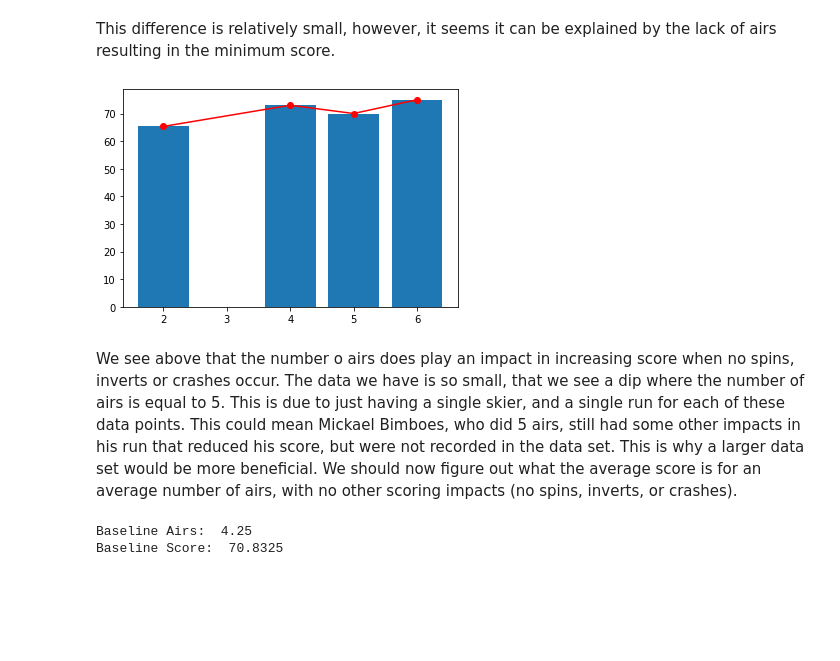
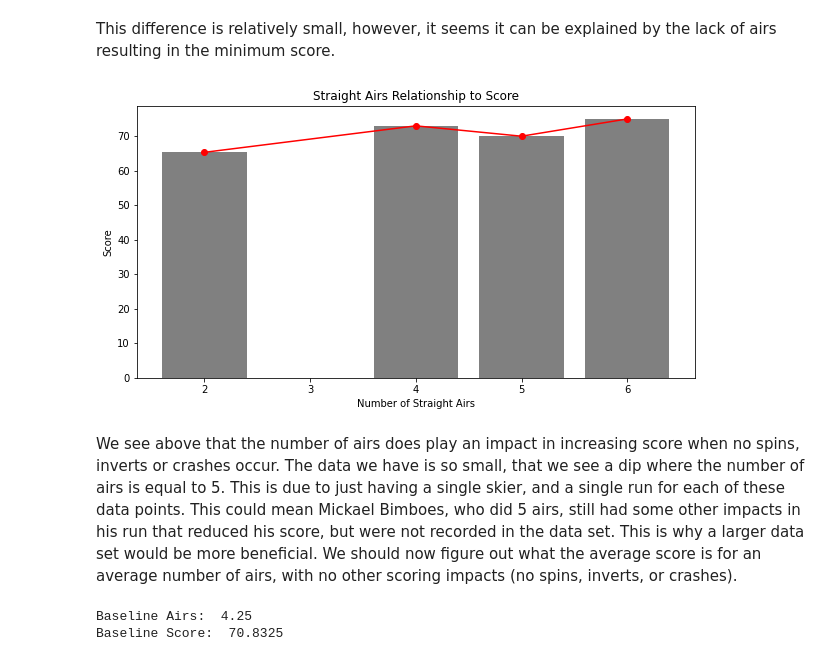
Before and after one commit to ColeHanlon/FWT_Analysis, a Jupyter notebook: FWT.ipynb, the cells around one changed output. Cells and saved outputs as stored; diff of their text form; code cells hidden in the pictures; blank space fills up the shorter version.

```diff
--- a/FWT.ipynb
+++ b/FWT.ipynb
@@ -87,7 +99,7 @@ avg_score
 # %% [markdown]
 Knowing that crashes will most likely result in a deduction of points, and spins/inverts will result in additional scores. We should evaluate where no spins, inverts, or crashes take place.
 # %%
-straight_airs_df = pd.read_csv('FWT_Data.csv')
+straight_airs_df = pd.read_csv('data/FWT_data.csv')
 straight_airs_df.drop('Unnamed: 10', axis=1, inplace=True)
 straight_airs_df.drop('Unnamed: 11', axis=1, inplace=True)
 straight_airs_df = straight_airs_df.set_index("skier")
@@ -125,13 +137,18 @@ This difference is relatively small, however, it seems it can be explained by th
 # %%
 straight_airs_df.sort_values(by=['airs'], inplace=True)
 
-plt.bar(straight_airs_df['airs'], straight_airs_df['score'])
+plt.subplots(1, 1, figsize = (10, 5))
+plt.bar(straight_airs_df['airs'], straight_airs_df['score'], color='gray')
 plt.plot(straight_airs_df['airs'], straight_airs_df['score'], '-o', color='red')
+
+plt.title('Straight Airs Relationship to Score')
+plt.xlabel('Number of Straight Airs')
+plt.ylabel('Score')
 plt.show()
 # %% [output]
-[figure, old version]
+[figure, new version]
 # %% [markdown]
-We see above that the number o airs does play an impact in increasing score when no spins, inverts or crashes occur. The data we have is so small, that we see a dip where the number of airs is equal to 5. This is due to just having a single skier, and a single run for each of these data points. This could mean Mickael Bimboes, who did 5 airs, still had some other impacts in his run that reduced his score, but were not recorded in the data set. This is why a larger data set would be more beneficial. We should now figure out what the average score is for an average number of airs, with no other scoring impacts (no spins, inverts, or crashes).
+We see above that the number of airs does play an impact in increasing score when no spins, inverts or crashes occur. The data we have is so small, that we see a dip where the number of airs is equal to 5. This is due to just having a single skier, and a single run for each of these data points. This could mean Mickael Bimboes, who did 5 airs, still had some other impacts in his run that reduced his score, but were not recorded in the data set. This is why a larger data set would be more beneficial. We should now figure out what the average score is for an average number of airs, with no other scoring impacts (no spins, inverts, or crashes).
 # %%
 baseline_airs = straight_airs_df['airs'].mean()
 baseline_score = straight_airs_df['score'].mean()
```
Also changed, not shown: parts of 34 cells of this notebook, 1 other file.
